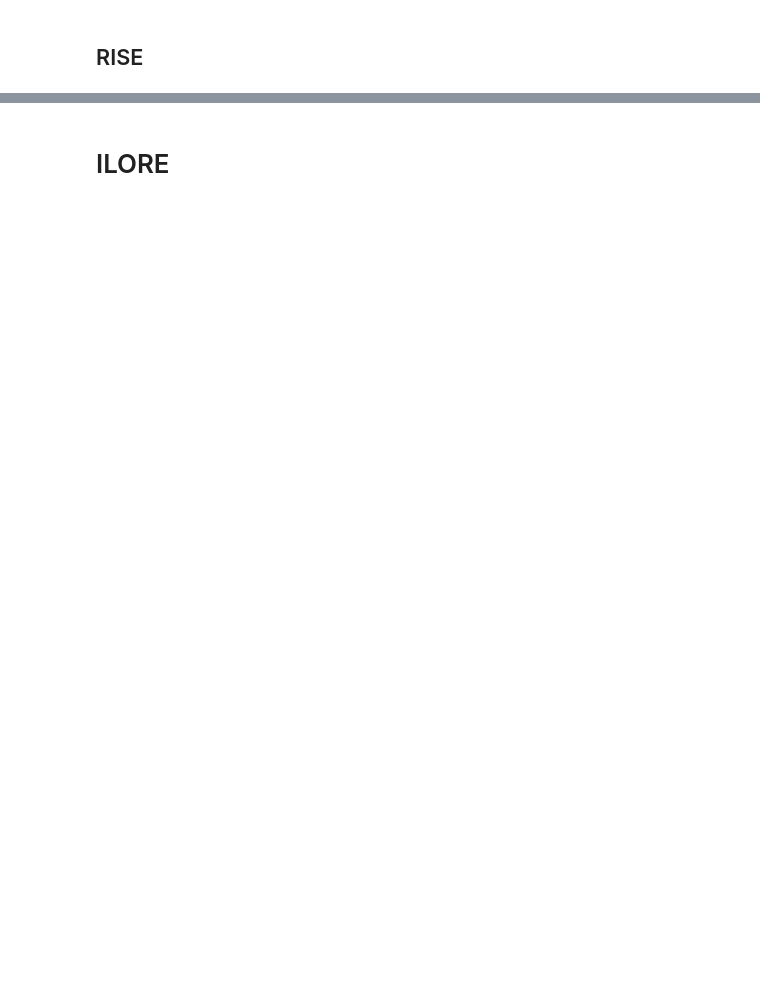
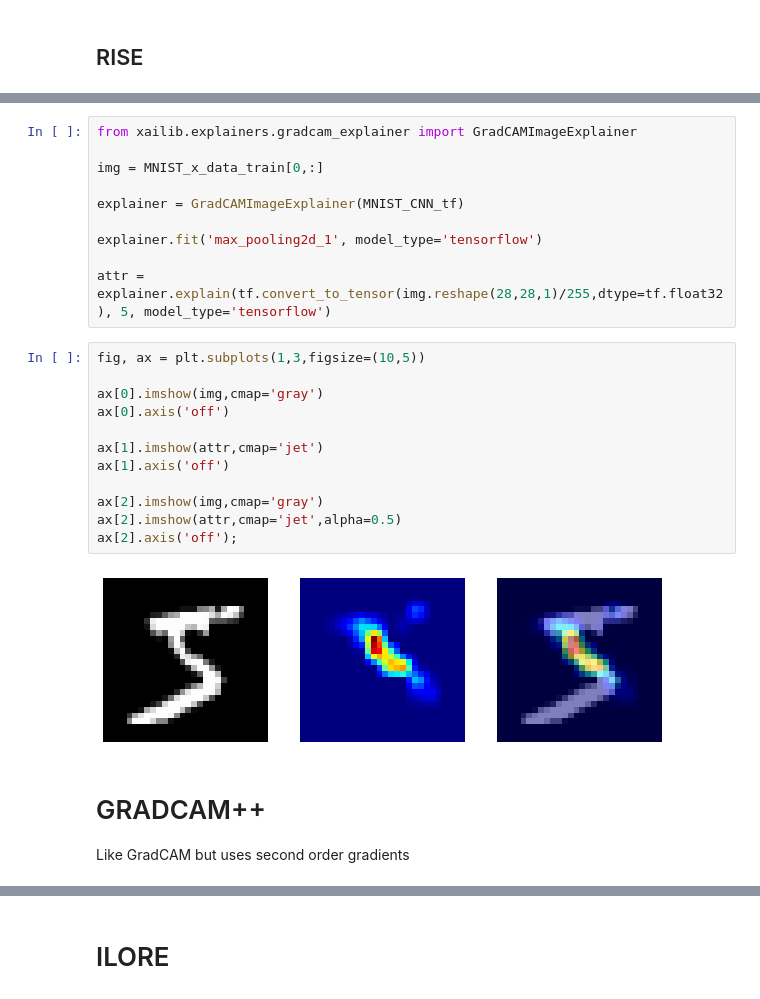
Before and after one commit to kdd-lab/XAI-Lib, a Jupyter notebook: Images_Usage_Examples_MNIST.ipynb, the cells around one changed output, grey strips where cells are left out. Saved outputs shown, nothing was run; the diff lists cells and outputs as text; blank space fills up the shorter version.

```diff
--- a/Images_Usage_Examples_MNIST.ipynb
+++ b/Images_Usage_Examples_MNIST.ipynb
@@ -396,0 +424,27 @@ ax[2].axis('off');
+# %%
+from xailib.explainers.gradcam_explainer import GradCAMImageExplainer
+
+img = MNIST_x_data_train[0,:]
+
+explainer = GradCAMImageExplainer(MNIST_CNN_tf)
+
+explainer.fit('max_pooling2d_1', model_type='tensorflow')
+
+attr = explainer.explain(tf.convert_to_tensor(img.reshape(28,28,1)/255,dtype=tf.float32), 5, model_type='tensorflow')
+# %%
+fig, ax = plt.subplots(1,3,figsize=(10,5))
+
+ax[0].imshow(img,cmap='gray')
+ax[0].axis('off')
+
+ax[1].imshow(attr,cmap='jet')
+ax[1].axis('off')
+
+ax[2].imshow(img,cmap='gray')
+ax[2].imshow(attr,cmap='jet',alpha=0.5)
+ax[2].axis('off');
+# %% [output]
+[figure, added]
+# %% [markdown]
+# GRADCAM++
+Like GradCAM but uses second order gradients
```
Also changed, not shown: parts of 16 cells of this notebook, 3 other files.
